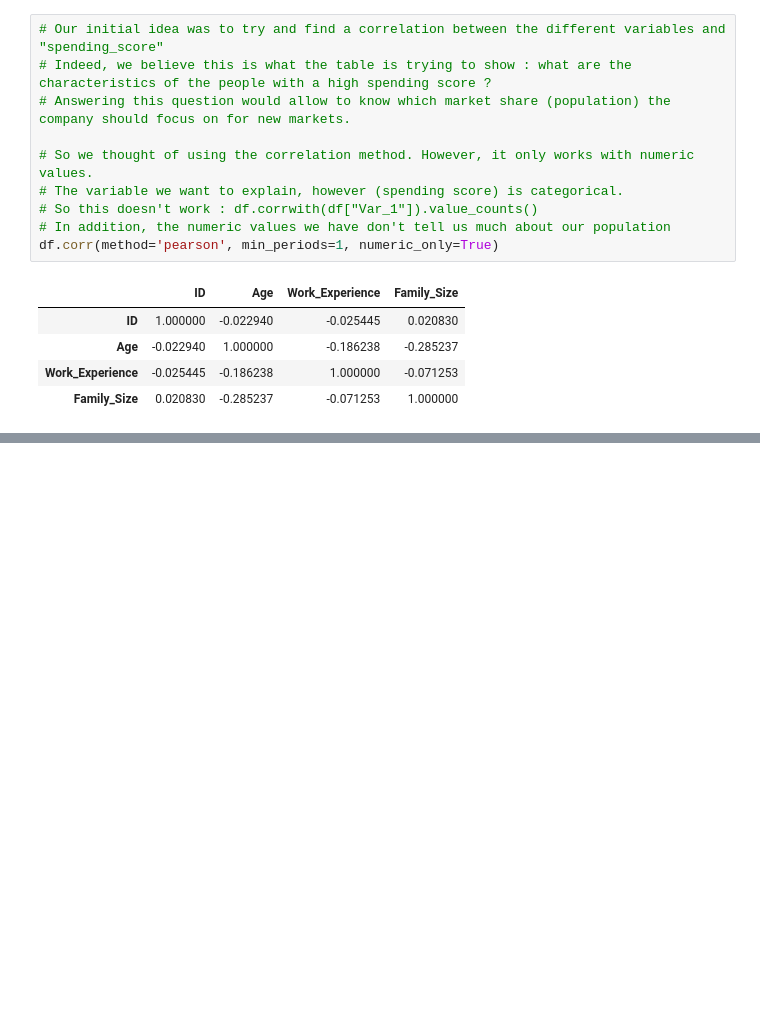
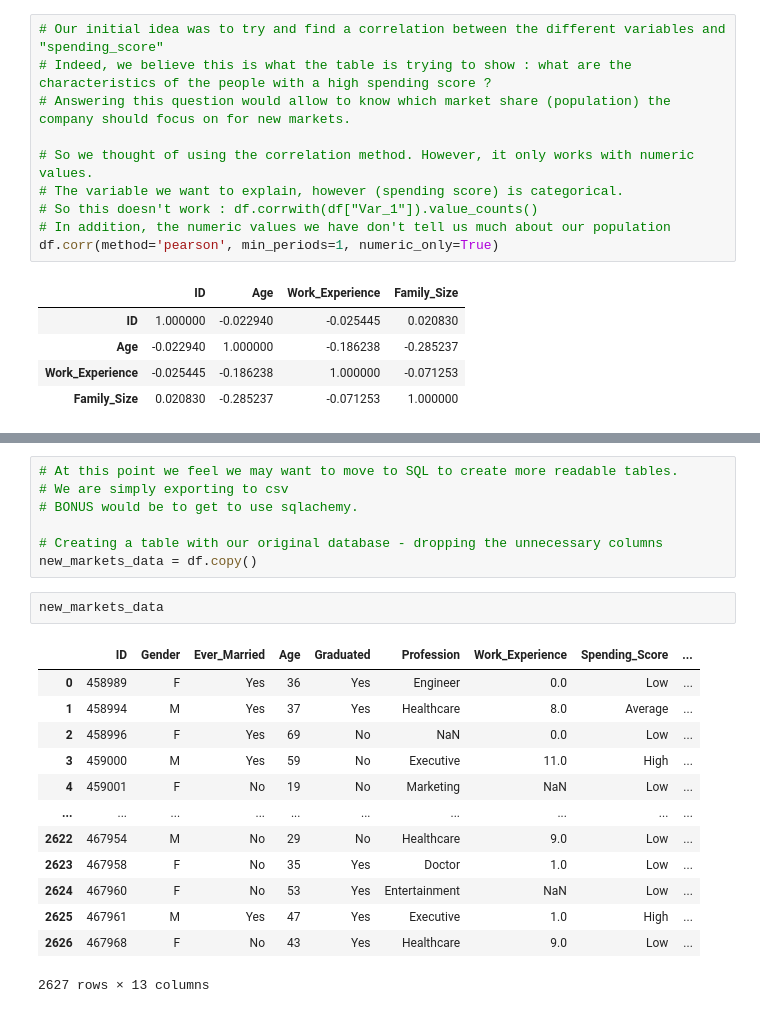
Before and after one commit to tatdef/IH_project3_NewMarkets, a Jupyter notebook: data_cleaning_project3.ipynb, the cells around one changed output, grey strips where cells are left out. Saved outputs shown, nothing was run; the diff lists cells and outputs as text; blank space fills up the shorter version.

```diff
--- a/data_cleaning_project3.ipynb
+++ b/data_cleaning_project3.ipynb
@@ -250,0 +370,23 @@ Family_Size_Category_cat
+# %%
+# At this point we feel we may want to move to SQL to create more readable tables.
+# We are simply exporting to csv
+# BONUS would be to get to use sqlachemy.
+
+# Creating a table with our original database - dropping the unnecessary columns
+new_markets_data = df.copy()
+# %%
+new_markets_data
+# %% [output]
+|  | ID | Gender | Ever_Married | Age | Graduated | Profession | Work_Experience | Spending_Score | ... |
+| 0 | 458989 | F | Yes | 36 | Yes | Engineer | 0.0 | Low | ... |
+| 1 | 458994 | M | Yes | 37 | Yes | Healthcare | 8.0 | Average | ... |
+| 2 | 458996 | F | Yes | 69 | No | NaN | 0.0 | Low | ... |
+| 3 | 459000 | M | Yes | 59 | No | Executive | 11.0 | High | ... |
+| 4 | 459001 | F | No | 19 | No | Marketing | NaN | Low | ... |
+| ... | ... | ... | ... | ... | ... | ... | ... | ... | ... |
+| 2622 | 467954 | M | No | 29 | No | Healthcare | 9.0 | Low | ... |
+| 2623 | 467958 | F | No | 35 | Yes | Doctor | 1.0 | Low | ... |
+| 2624 | 467960 | F | No | 53 | Yes | Entertainment | NaN | Low | ... |
+| 2625 | 467961 | M | Yes | 47 | Yes | Executive | 1.0 | High | ... |
+| 2626 | 467968 | F | No | 43 | Yes | Healthcare | 9.0 | Low | ... |
+2627 rows × 13 columns
```
Also changed, not shown: parts of 38 cells of this notebook, 2 other files.
